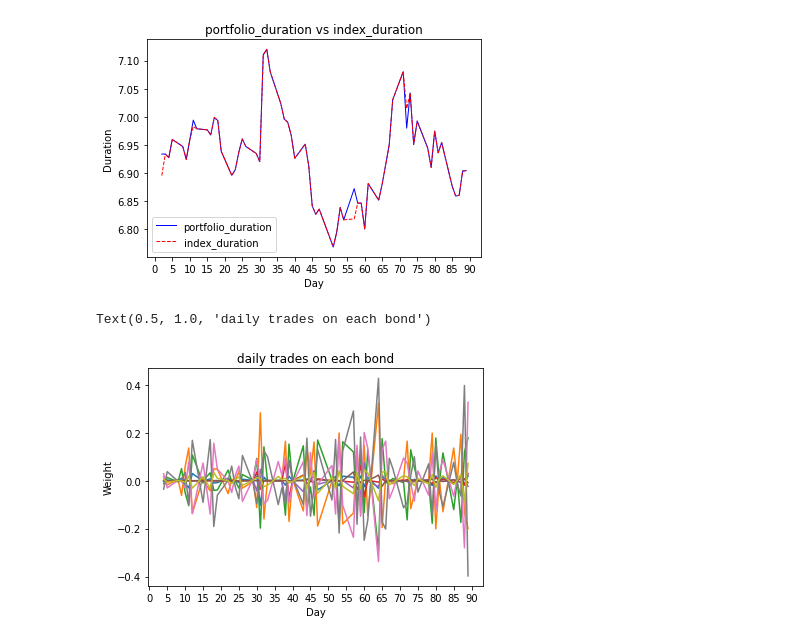
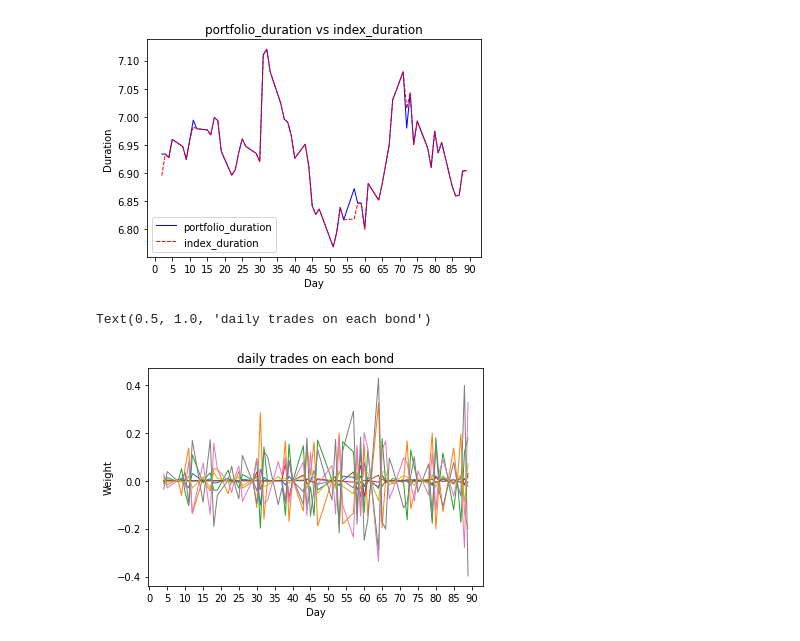
Before and after one commit to DalingCui/RPIA_answer, a Jupyter notebook: RPIA.ipynb, the cells around one changed output. Drawn from its saved outputs; the diff is of its cells as text; code cells hidden in the pictures.

```diff
--- a/RPIA.ipynb
+++ b/RPIA.ipynb
@@ -260,12 +259,12 @@ Text(0.5, 1.0, 'portfolio_duration vs index_duration')
 # %%
 # according to the duration matching strategy, we allocate the different weight for the bonds in the tenors. The allocations for each bond on a daily base can be found in portfolio_weight_evolving
 # From portfolio_weight_evolving, we generate daily rebalancing trades for portfolio in order to track the index changes
 daily_rebalancing_trades = portfolio_weight_evolving[name].diff()
-plt.plot(portfolio.index[1:], daily_rebalancing_trades)
+plt.plot(portfolio.index[1:], daily_rebalancing_trades,linewidth=1)
 plt.xticks(np.arange(0, 95, step=5))
 plt.xlabel('Day')
 plt.ylabel('Weight')
 plt.title('daily trades on each bond')
 # %% [output]
 Text(0.5, 1.0, 'daily trades on each bond')
-[figure, old version]
+[figure, new version]
```
Also changed, not shown: parts of 2 cells of this notebook.
